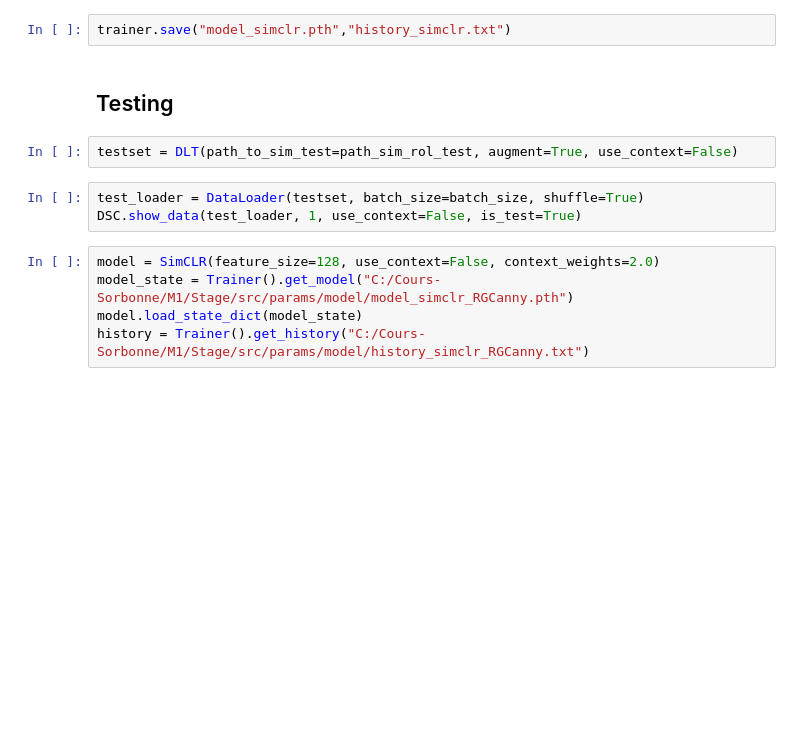
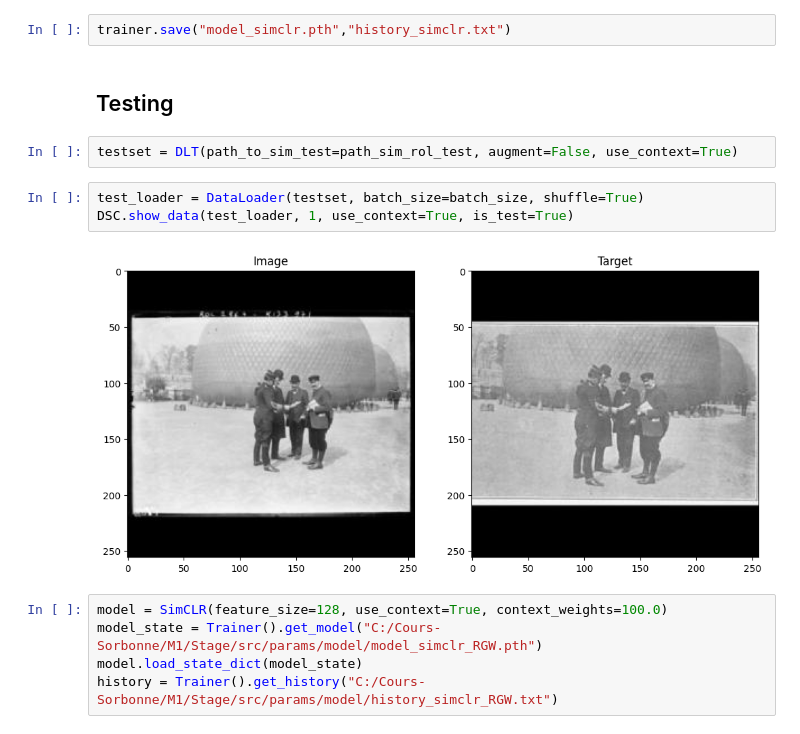
Before and after one commit to Tikai7/SimCLR-Stage, a Jupyter notebook: src/ExperimentSimCLR.ipynb, the cells around one changed output. Saved outputs shown, nothing was run; the diff lists cells and outputs as text; blank space fills up the shorter version.

```diff
--- a/src/ExperimentSimCLR.ipynb
+++ b/src/ExperimentSimCLR.ipynb
@@ -86,13 +144,15 @@ trainer.save("model_simclr.pth","history_simclr.txt")
 # %% [markdown]
 ## Testing
 # %%
-testset = DLT(path_to_sim_test=path_sim_rol_test, augment=True, use_context=False)
+testset = DLT(path_to_sim_test=path_sim_rol_test, augment=False, use_context=True)
 # %%
 test_loader = DataLoader(testset, batch_size=batch_size, shuffle=True)
-DSC.show_data(test_loader, 1, use_context=False, is_test=True)
+DSC.show_data(test_loader, 1, use_context=True, is_test=True)
+# %% [output]
+[figure, added]
 # %%
-model = SimCLR(feature_size=128, use_context=False, context_weights=2.0)
-model_state = Trainer().get_model("C:/Cours-Sorbonne/M1/Stage/src/params/model/model_simclr_RGCanny.pth")
+model = SimCLR(feature_size=128, use_context=True, context_weights=100.0)
+model_state = Trainer().get_model("C:/Cours-Sorbonne/M1/Stage/src/params/model/model_simclr_RGW.pth")
 model.load_state_dict(model_state)
-history = Trainer().get_history("C:/Cours-Sorbonne/M1/Stage/src/params/model/history_simclr_RGCanny.txt")
+history = Trainer().get_history("C:/Cours-Sorbonne/M1/Stage/src/params/model/history_simclr_RGW.txt")
 # %%
```
Also changed, not shown: parts of 7 cells of this notebook, 2 other files.
